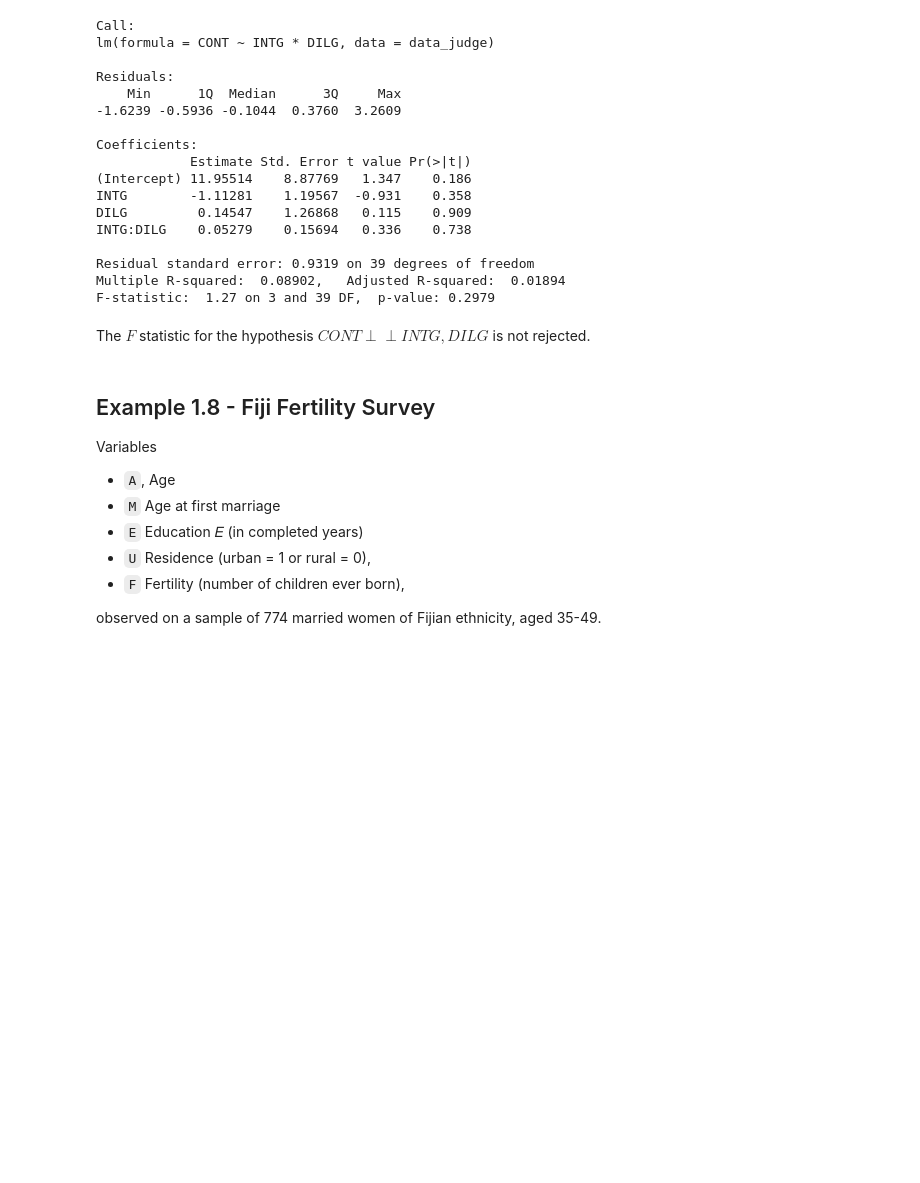
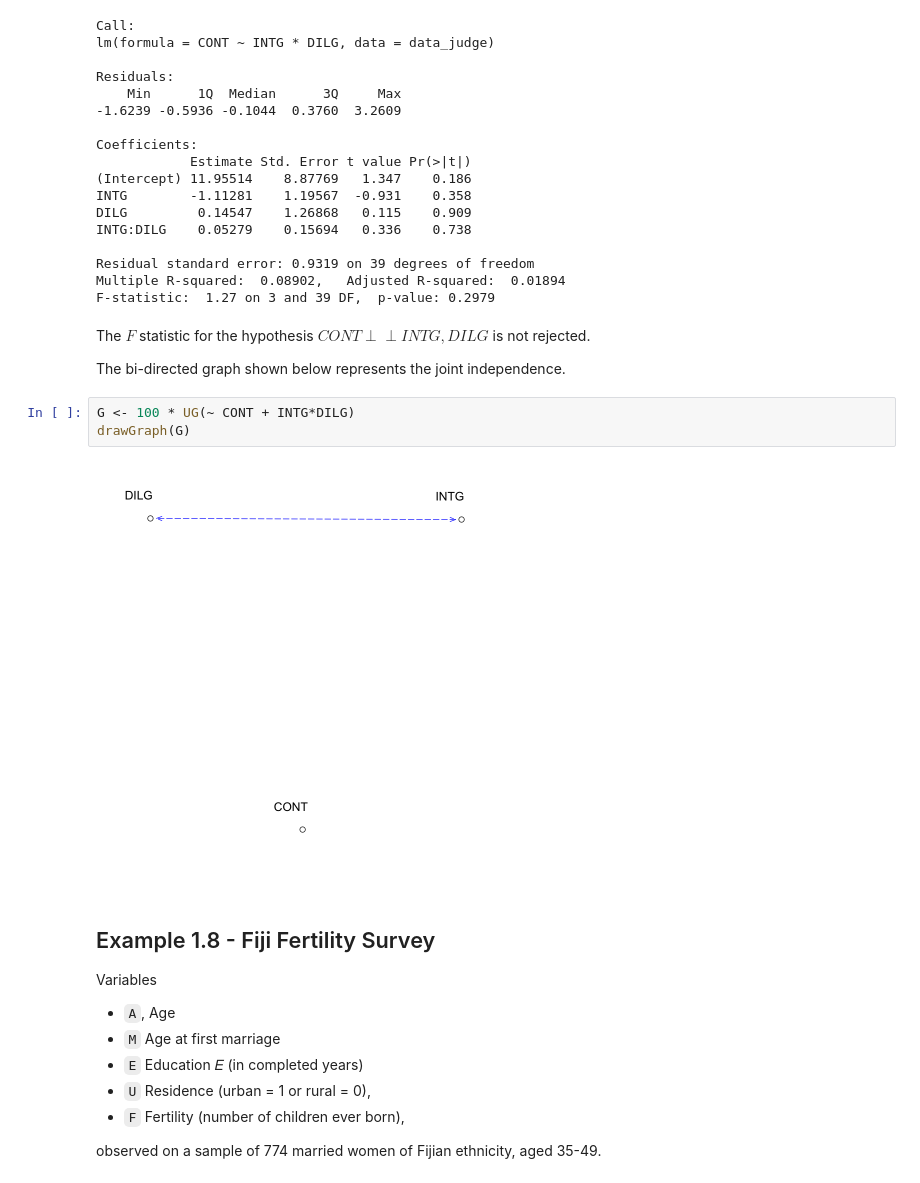
Before and after one commit to StaThin/RGM, a Jupyter notebook: examples.ipynb, the cells around one changed output. Saved outputs shown, nothing was run; the diff lists cells and outputs as text; blank space fills up the shorter version.

```diff
--- a/examples.ipynb
+++ b/examples.ipynb
@@ -58,6 +52,13 @@ Multiple R-squared:  0.08902,   Adjusted R-squared:  0.01894
 F-statistic:  1.27 on 3 and 39 DF,  p-value: 0.2979
 # %% [markdown]
 The $F$ statistic for the hypothesis $CONT \perp\!\!\!\perp INTG, DILG$ is not rejected.
+
+The bi-directed graph shown below represents the joint independence.
+# %%
+G <- 100 * UG(~ CONT + INTG*DILG)
+drawGraph(G)
+# %% [output]
+[figure, added]
 # %% [markdown]
 ## Example 1.8 - Fiji Fertility Survey
 
```
Also changed, not shown: parts of 2 cells of this notebook, 4 other files.
